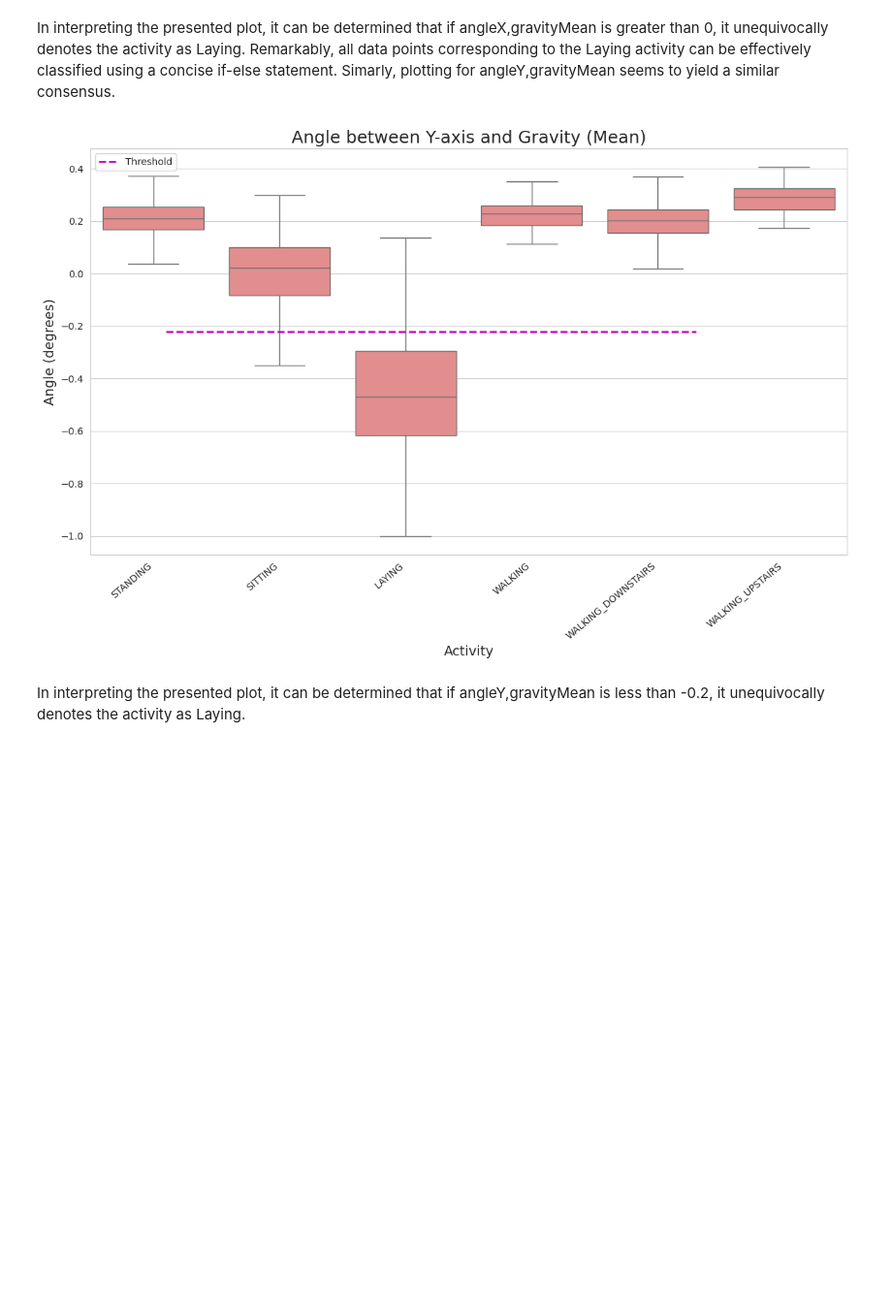
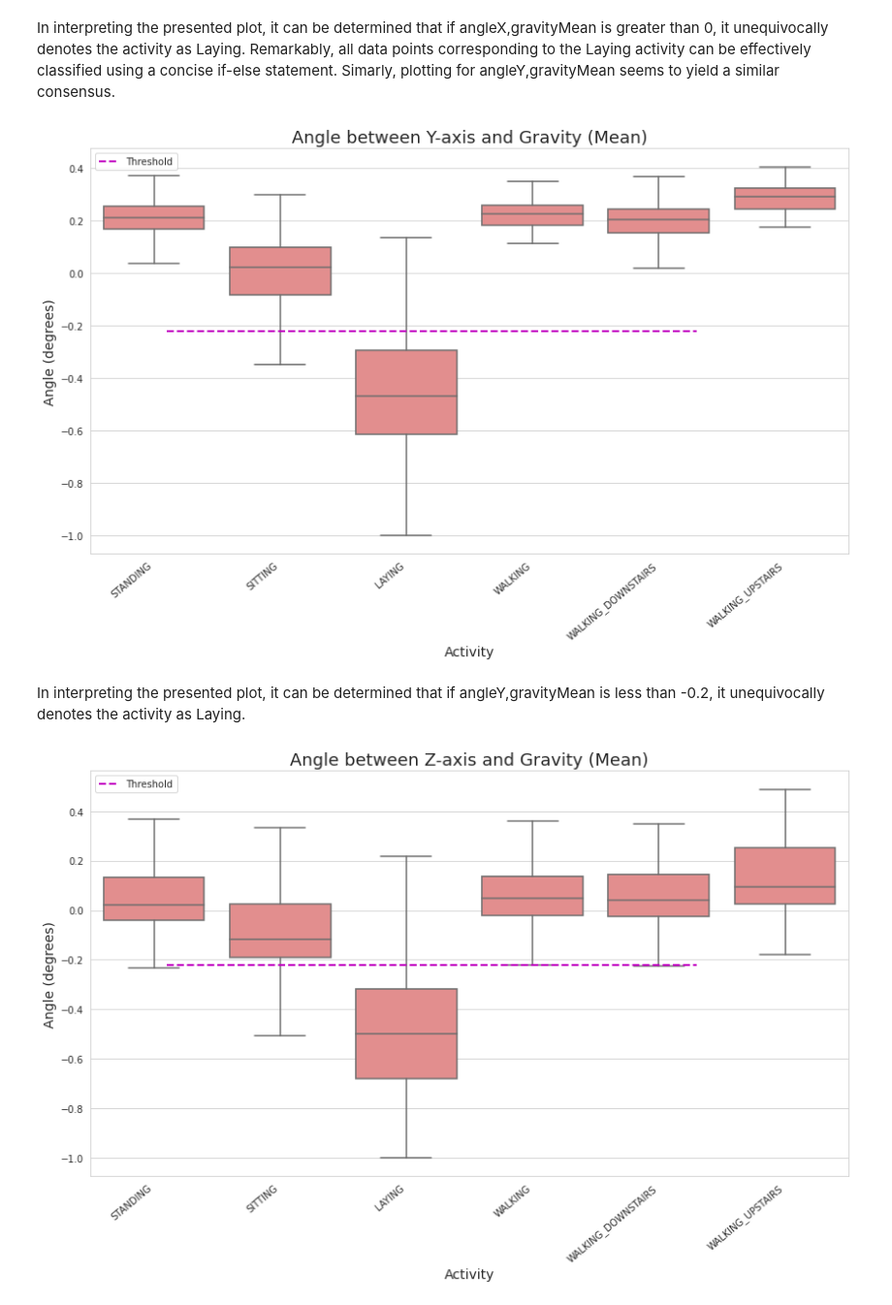
Before and after one commit to AbidAzad/Human-Activity-Recognition, a Jupyter notebook: EDA.ipynb, the cells around one changed output. Shown: that part at 97% size. Drawn from its saved outputs; the diff is of its cells as text; code cells hidden in the pictures; blank space fills up the shorter version.

```diff
--- a/EDA.ipynb
+++ b/EDA.ipynb
@@ -142,13 +140,3 @@ No of duplicates in test : 0
-# %%
-columns = train.columns
-
-# Removing '()' from column names
-columns = columns.str.replace('[()]','')
-columns = columns.str.replace('[-]', '')
-columns = columns.str.replace('[,]','')
-
-train.columns = columns
-test.columns = columns
 # %% [markdown]
 # Investigating Activity Duration
 # %% [markdown]
@@ -377,6 +382,31 @@ plt.legend()
 plt.tight_layout()
 plt.show()
 # %% [output]
-[figure, old version]
+[figure, new version]
 # %% [markdown]
 In interpreting the presented plot, it can be determined that if angleY,gravityMean is less than -0.2, it unequivocally denotes the activity as Laying.
+# %%
+plt.figure(figsize=(12, 8))
+
+# Customize the boxplot
+sns.boxplot(x='ActivityName', y='angle(Z,gravityMean)', data=train, showfliers=False, color='lightcoral')
+
+# Add a horizontal line for reference
+plt.axhline(y=-0.22, xmin=0.1, xmax=0.8, color='m', linestyle='--', linewidth=2, label='Threshold')
+
+# Set plot title and labels
+plt.title('Angle between Z-axis and Gravity (Mean)', fontsize=18)
+plt.xlabel('Activity', fontsize=14)
+plt.ylabel('Angle (degrees)', fontsize=14)
+
+# Rotate x-axis labels for better readability
+plt.xticks(rotation=40, ha='right')
+
+# Add legend
+plt.legend()
+
+# Adjust layout and show plot
+plt.tight_layout()
+plt.show()
+# %% [output]
+[figure, added]
```
Also changed, not shown: parts of 13 cells of this notebook, 1 other file.
